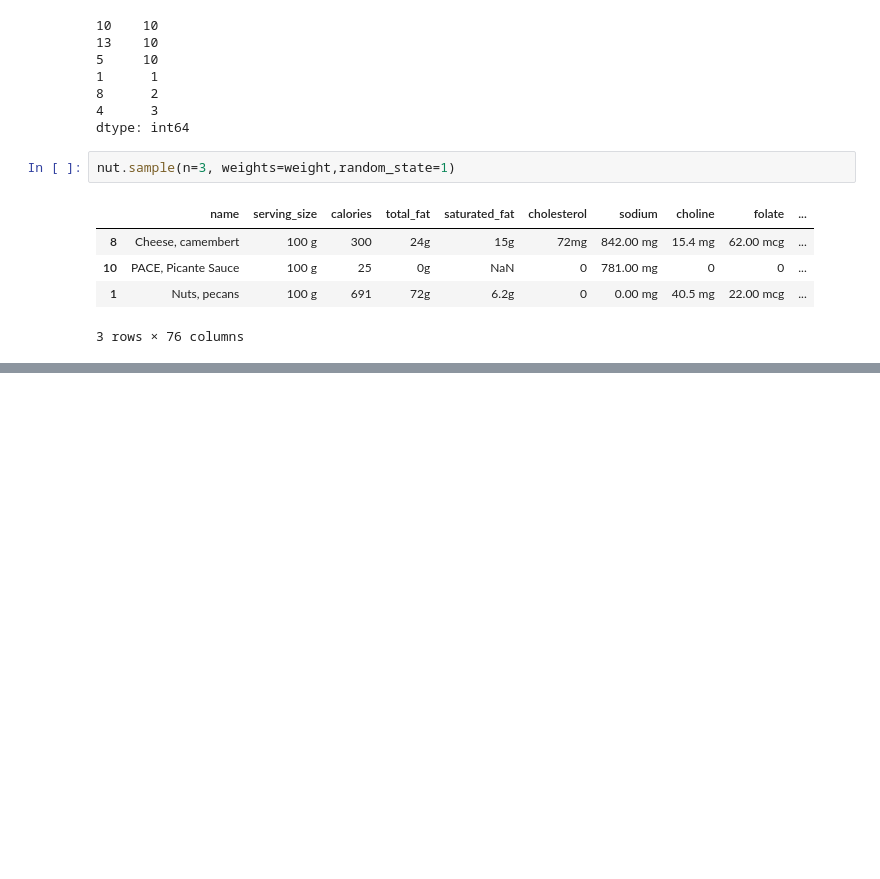
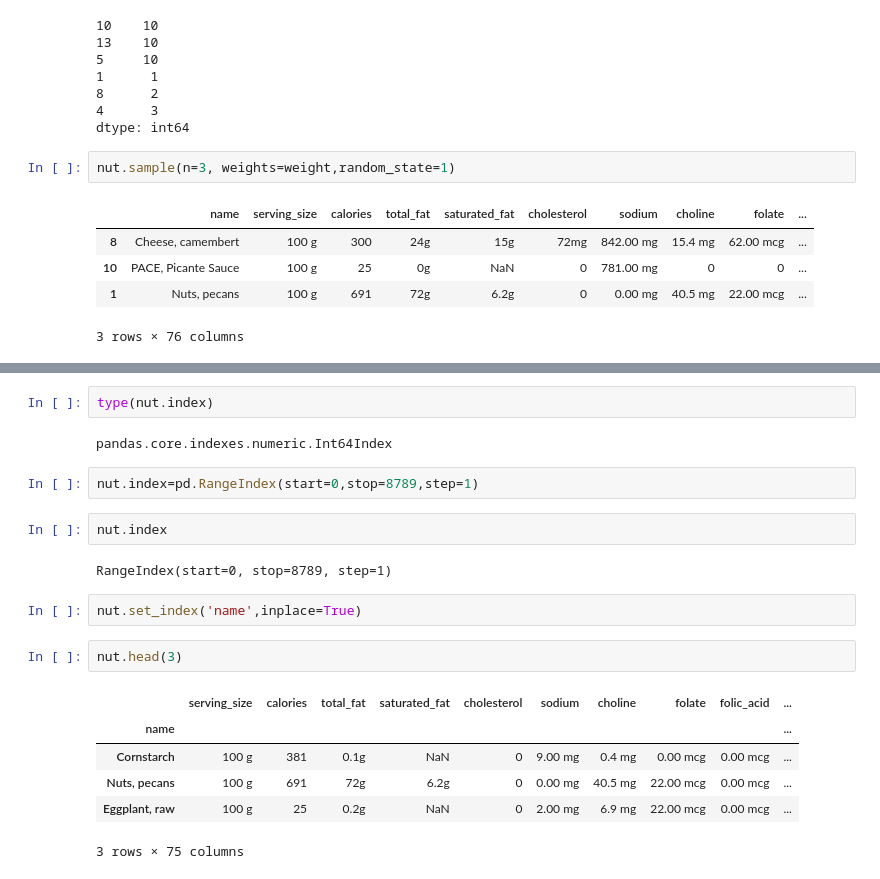
Before and after one commit to MuhummadShohag/Pandas-A-Z, a Jupyter notebook: Working With DataFrame/Working With DataFrame.ipynb, the cells around one changed output, grey strips where cells are left out. Saved outputs shown, nothing was run; the diff lists cells and outputs as text; blank space fills up the shorter version.

```diff
--- a/Working With DataFrame/Working With DataFrame.ipynb
+++ b/Working With DataFrame/Working With DataFrame.ipynb
@@ -451,0 +524,21 @@ nut.sample(n=3, weights=weight,random_state=1)
+# %%
+type(nut.index)
+# %% [output]
+pandas.core.indexes.numeric.Int64Index
+# %%
+nut.index=pd.RangeIndex(start=0,stop=8789,step=1)
+# %%
+nut.index
+# %% [output]
+RangeIndex(start=0, stop=8789, step=1)
+# %%
+nut.set_index('name',inplace=True)
+# %%
+nut.head(3)
+# %% [output]
+|  | serving_size | calories | total_fat | saturated_fat | cholesterol | sodium | choline | folate | folic_acid | ... |
+| name |  |  |  |  |  |  |  |  |  | ... |
+| Cornstarch | 100 g | 381 | 0.1g | NaN | 0 | 9.00 mg | 0.4 mg | 0.00 mcg | 0.00 mcg | ... |
+| Nuts, pecans | 100 g | 691 | 72g | 6.2g | 0 | 0.00 mg | 40.5 mg | 22.00 mcg | 0.00 mcg | ... |
+| Eggplant, raw | 100 g | 25 | 0.2g | NaN | 0 | 2.00 mg | 6.9 mg | 22.00 mcg | 0.00 mcg | ... |
+3 rows × 75 columns
```
Also changed, not shown: parts of 69 cells of this notebook.
